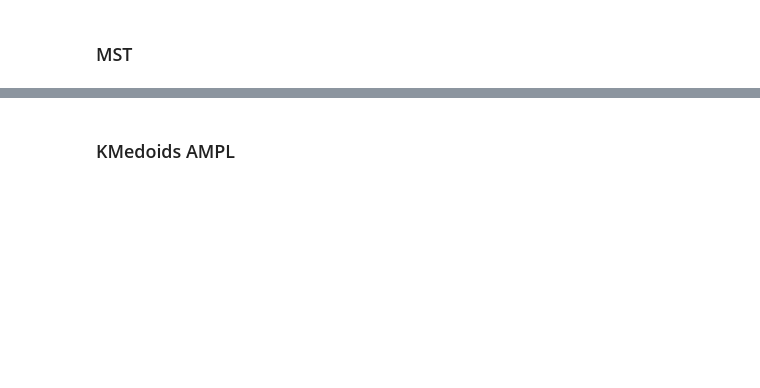
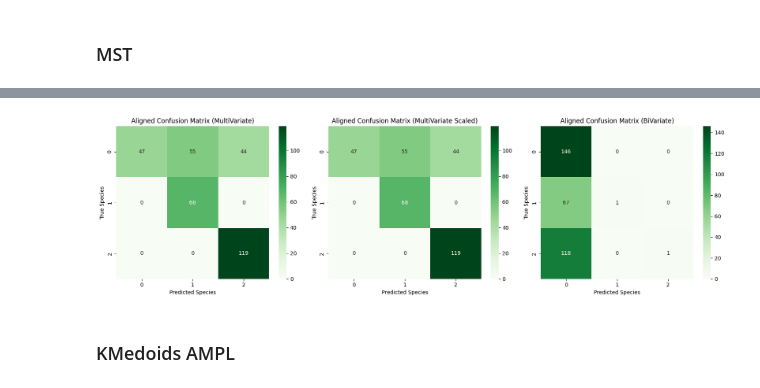
Before and after one commit to ivan-parreno/Cluster, a Jupyter notebook: ods/clustering/clustering.ipynb, the cells around one changed output, grey strips where cells are left out. Saved outputs shown, nothing was run; the diff lists cells and outputs as text; code cells hidden in the pictures; blank space fills up the shorter version.

```diff
--- a/ods/clustering/clustering.ipynb
+++ b/ods/clustering/clustering.ipynb
@@ -231,3 +263,24 @@ fig.savefig("images/mst_confusion.png", dpi=600)
+# %%
+fig, ax = plt.subplots(nrows=1, ncols=3, figsize=(17, 5))
+show_confusion_matrix(
+    confusion_matrix(df["species"].cat.codes, df["Cluster MST"]),
+    "Aligned Confusion Matrix (MultiVariate)",
+    ax=ax[0],
+)
+show_confusion_matrix(
+    confusion_matrix(df["species"].cat.codes, df["Cluster MST Scaled"]),
+    "Aligned Confusion Matrix (MultiVariate Scaled)",
+    ax=ax[1],
+)
+show_confusion_matrix(
+    confusion_matrix(df["species"].cat.codes, df["Cluster MST BiVariate"]),
+    "Aligned Confusion Matrix (BiVariate)",
+    ax=ax[2],
+)
+plt.tight_layout()
+fig.savefig("images/mst_confusion.png", dpi=600)
+# %% [output]
+[figure, added]
 # %% [markdown]
 ### KMedoids AMPL
 # %%
```
Also changed, not shown: parts of 20 cells of this notebook, 12 other files.
